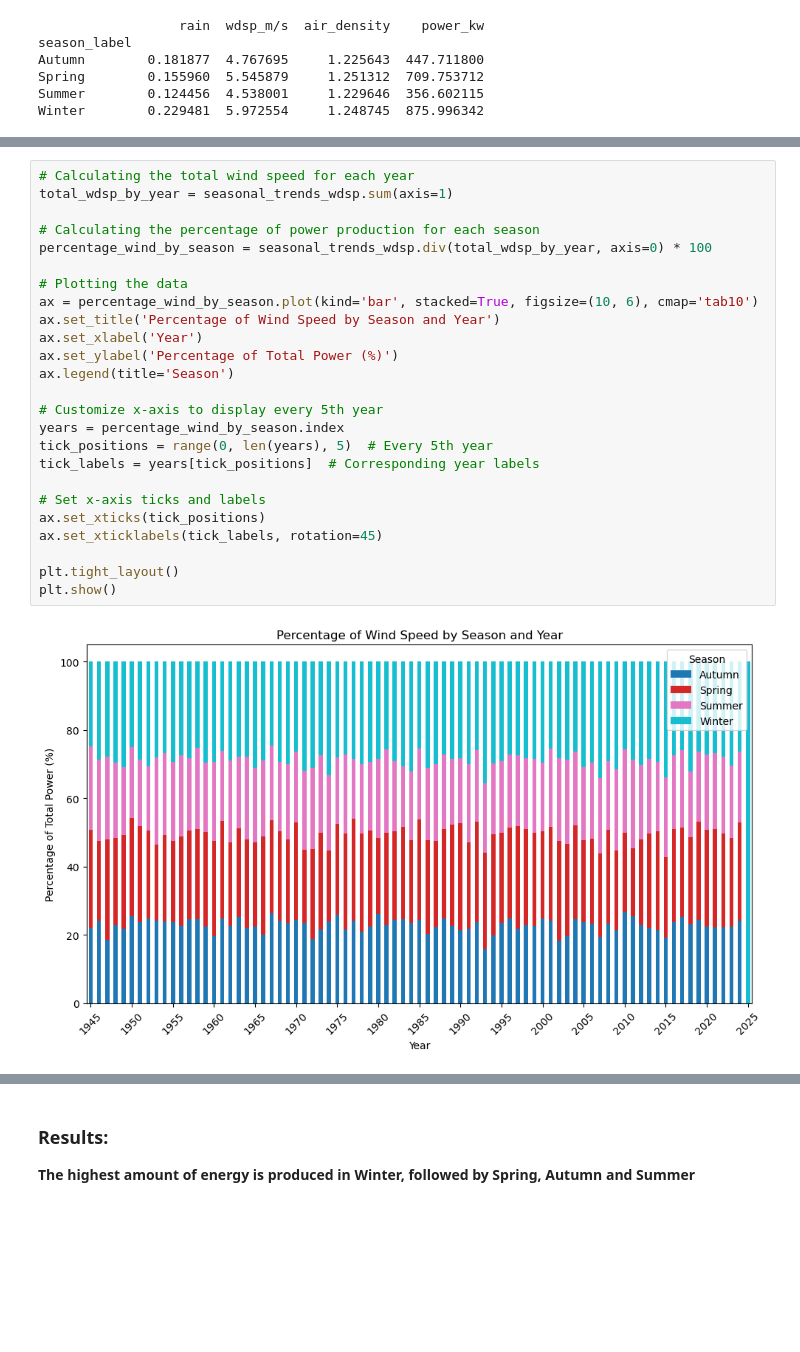
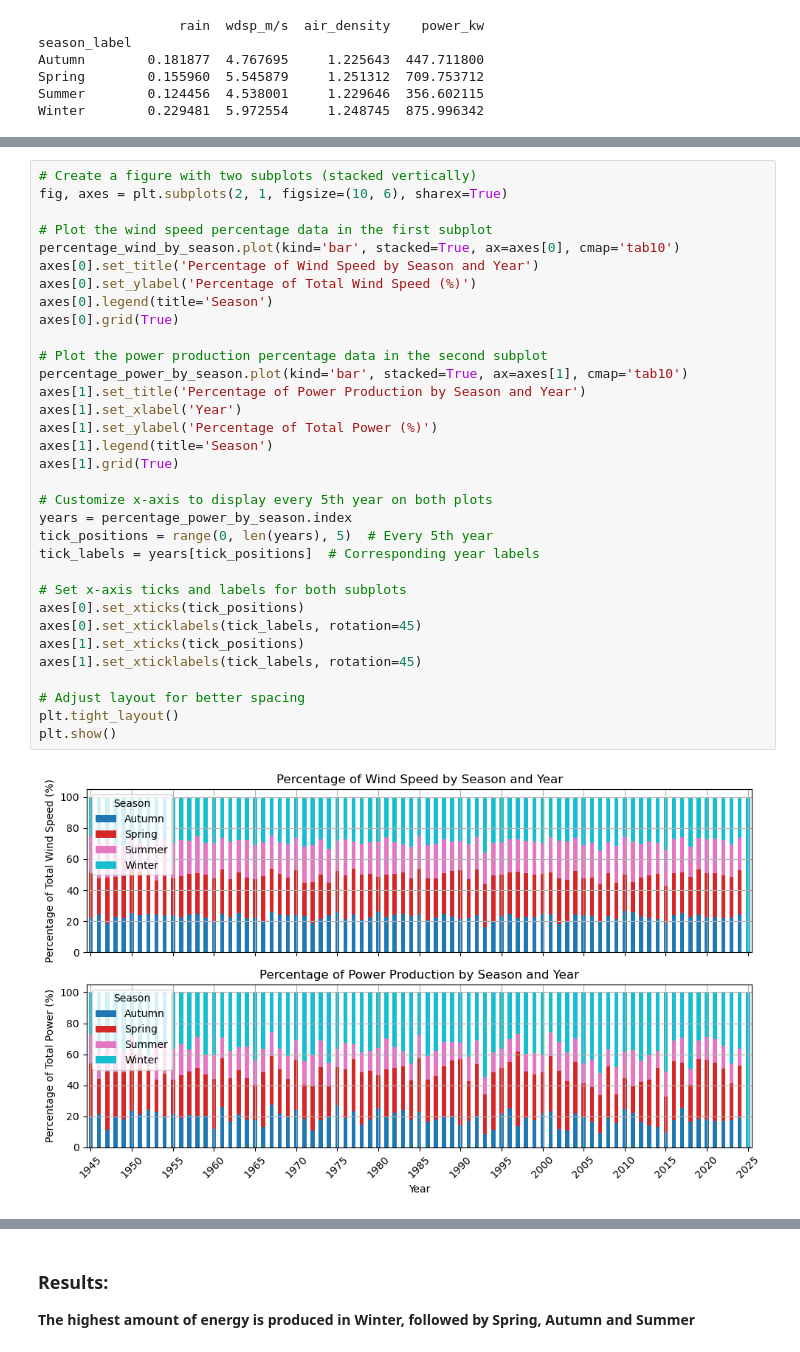
Before and after one commit to ermelinda-q/PFDA, a Jupyter notebook: project/project.ipynb, the cells around one changed output, grey strips where cells are left out. Drawn from its saved outputs; the diff is of its cells as text; blank space fills up the shorter version.

```diff
--- a/project/project.ipynb
+++ b/project/project.ipynb
@@ -484,27 +488,35 @@ plt.show()
 # %%
-# Calculating the total wind speed for each year
-total_wdsp_by_year = seasonal_trends_wdsp.sum(axis=1)
+# Create a figure with two subplots (stacked vertically)
+fig, axes = plt.subplots(2, 1, figsize=(10, 6), sharex=True)
 
-# Calculating the percentage of power production for each season
-percentage_wind_by_season = seasonal_trends_wdsp.div(total_wdsp_by_year, axis=0) * 100
+# Plot the wind speed percentage data in the first subplot
+percentage_wind_by_season.plot(kind='bar', stacked=True, ax=axes[0], cmap='tab10')
+axes[0].set_title('Percentage of Wind Speed by Season and Year')
+axes[0].set_ylabel('Percentage of Total Wind Speed (%)')
+axes[0].legend(title='Season')
+axes[0].grid(True)
 
-# Plotting the data
-ax = percentage_wind_by_season.plot(kind='bar', stacked=True, figsize=(10, 6), cmap='tab10')
-ax.set_title('Percentage of Wind Speed by Season and Year')
-ax.set_xlabel('Year')
-ax.set_ylabel('Percentage of Total Power (%)')
-ax.legend(title='Season')
+# Plot the power production percentage data in the second subplot
+percentage_power_by_season.plot(kind='bar', stacked=True, ax=axes[1], cmap='tab10')
+axes[1].set_title('Percentage of Power Production by Season and Year')
+axes[1].set_xlabel('Year')
+axes[1].set_ylabel('Percentage of Total Power (%)')
+axes[1].legend(title='Season')
+axes[1].grid(True)
 
-# Customize x-axis to display every 5th year
-years = percentage_wind_by_season.index
+# Customize x-axis to display every 5th year on both plots
+years = percentage_power_by_season.index
 tick_positions = range(0, len(years), 5)  # Every 5th year
 tick_labels = years[tick_positions]  # Corresponding year labels
 
-# Set x-axis ticks and labels
-ax.set_xticks(tick_positions)
-ax.set_xticklabels(tick_labels, rotation=45)
+# Set x-axis ticks and labels for both subplots
+axes[0].set_xticks(tick_positions)
+axes[0].set_xticklabels(tick_labels, rotation=45)
+axes[1].set_xticks(tick_positions)
+axes[1].set_xticklabels(tick_labels, rotation=45)
 
+# Adjust layout for better spacing
 plt.tight_layout()
 plt.show()
 # %% [output]
-[figure, old version]
+[figure, new version]
```
Also changed, not shown: parts of 6 cells of this notebook.
